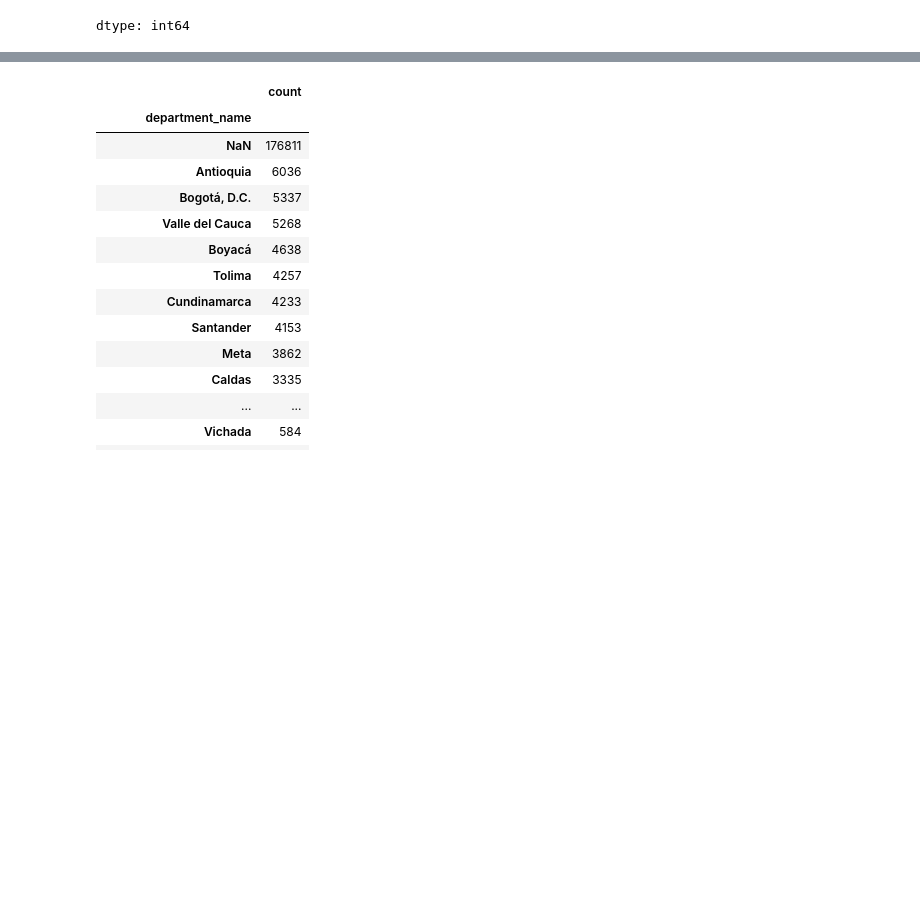
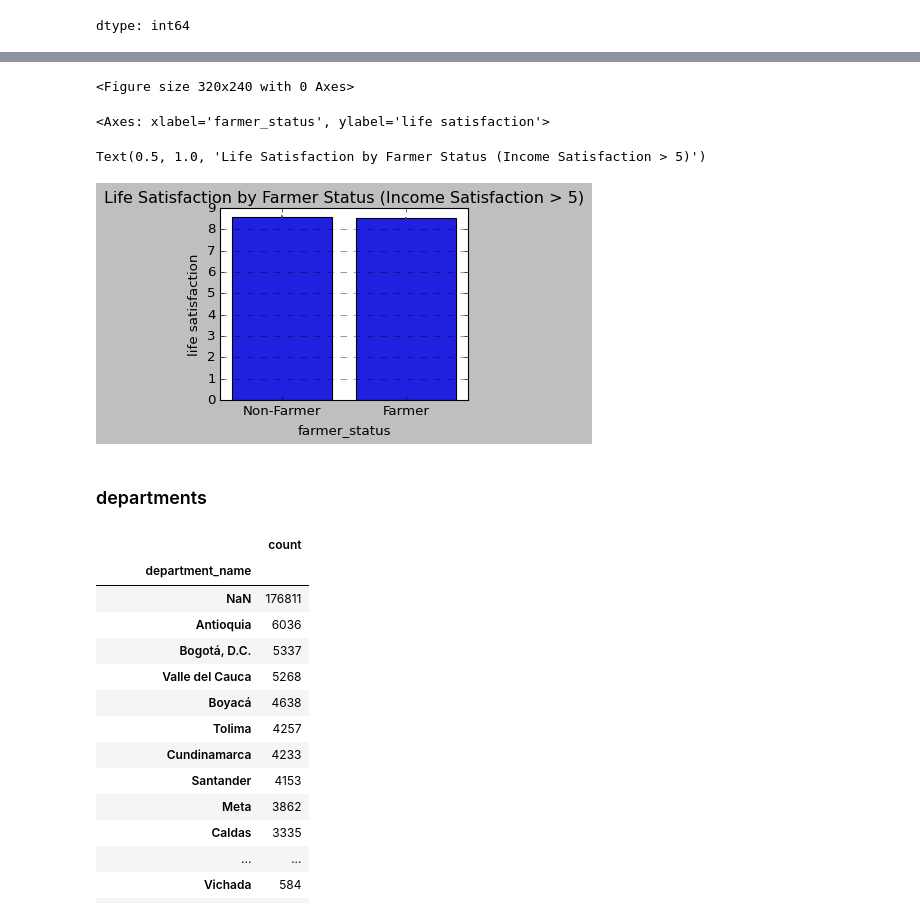
Before and after one commit to theaok/linaColMex, a Jupyter notebook: linaColMex.ipynb, the cells around one changed output, grey strips where cells are left out. Drawn from its saved outputs; the diff is of its cells as text; code cells hidden in the pictures; blank space fills up the shorter version.

```diff
--- a/linaColMex.ipynb
+++ b/linaColMex.ipynb
@@ -399,3 +417,18 @@ dtype: int64
+# %%
+chaComHog_filtered = chaComHog[chaComHog['income satisfaction'] >9].copy()
+chaComHog_filtered['farmer_status'] = chaComHog_filtered['farmer'].map({1.0: 'Farmer', 0.0: 'Non-Farmer'})
+plt.figure(figsize=(4, 3))
+sns.barplot(data=chaComHog_filtered, x='farmer_status', y='life satisfaction', errorbar=('ci', 95))
+plt.title('Life Satisfaction by Farmer Status (Income Satisfaction > 5)')
+plt.grid(axis='y', linestyle='--', alpha=0.7)
+plt.show()
+# %% [output]
+<Figure size 320x240 with 0 Axes>
+<Axes: xlabel='farmer_status', ylabel='life satisfaction'>
+Text(0.5, 1.0, 'Life Satisfaction by Farmer Status (Income Satisfaction > 5)')
+[figure, added]
+# %% [markdown]
+### departments
 # %%
 #assign names to numeric codes of departments in colombia based on variable department
 department_mapping = {
```
Also changed, not shown: parts of 13 cells of this notebook.
